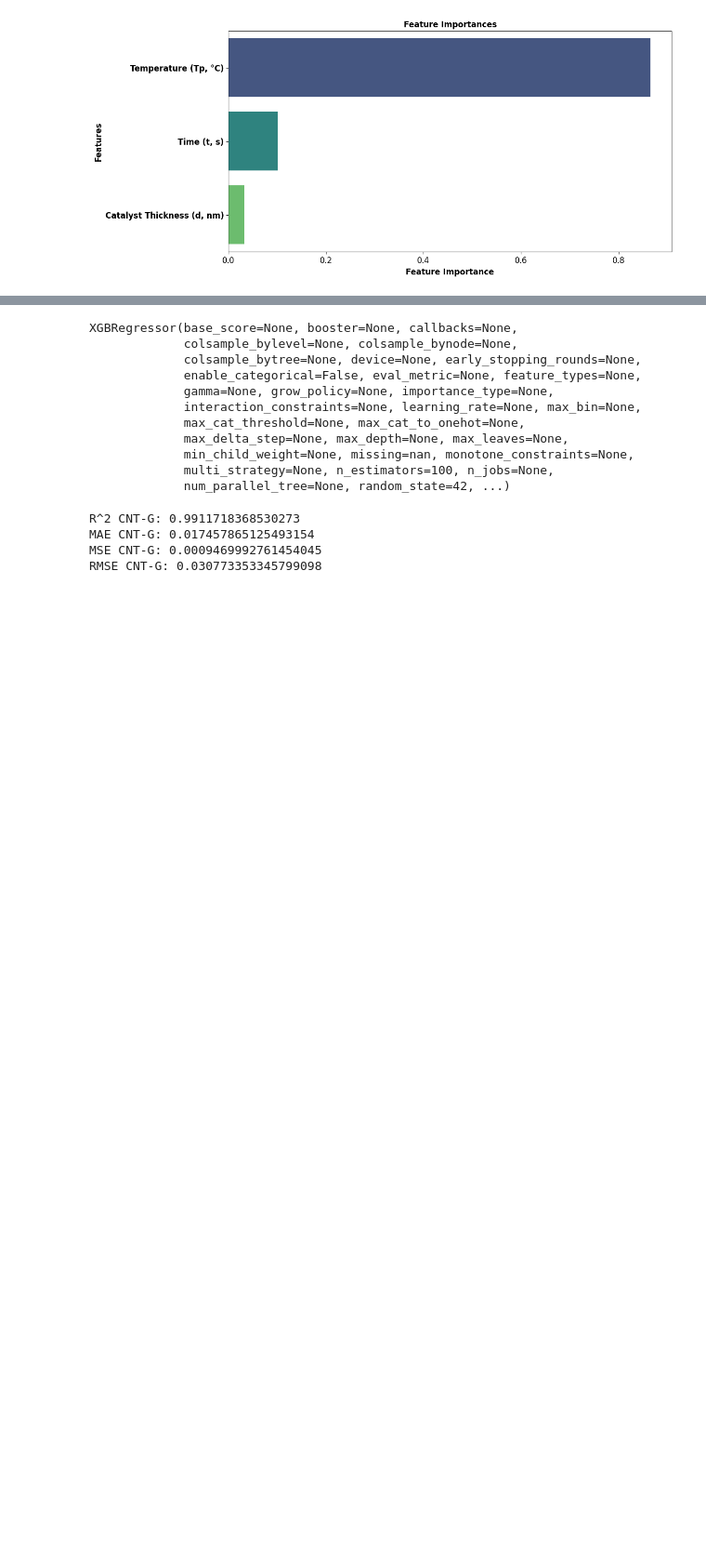
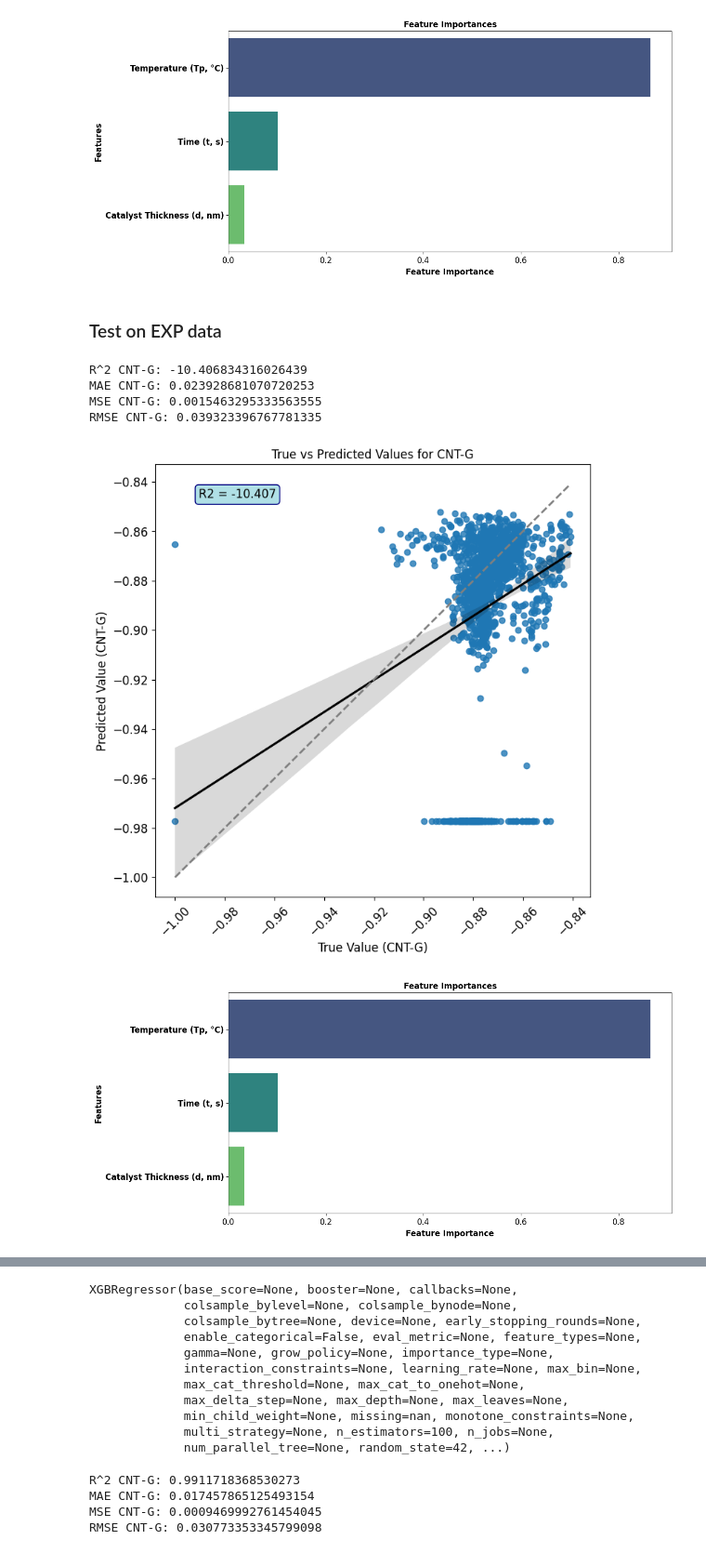
Before and after one commit to vaniseth/ARES-VIDURA, a Jupyter notebook: IL/IL-model.ipynb, the cells around one changed output, grey strips where cells are left out. Shown at 93% size. Cells and saved outputs as stored; diff of their text form; code cells hidden in the pictures; blank space fills up the shorter version.

Commit message:
updated some graphs

```diff
--- a/IL/IL-model.ipynb
+++ b/IL/IL-model.ipynb
@@ -673,6 +460,8 @@ test_experiment_numbers = [3, 19, 37, 100, 138]
 
 # Separate the test set
 test_set = full_dataset[full_dataset['Experiment Number'].isin(test_experiment_numbers)]
+test_set_exp = full_dataset[full_dataset['Experiment Number'].isin([138])]
+test_set_sim = full_dataset[full_dataset['Experiment Number'].isin([3, 19, 37, 100])]
 
 # Separate the training set
 training_set = full_dataset[~full_dataset['Experiment Number'].isin(test_experiment_numbers)]
@@ -680,6 +469,8 @@ training_set = full_dataset[~full_dataset['Experiment Number'].isin(test_experim
 # Display the shapes of the resulting datasets
 print("Training set shape:", training_set.shape)
 print("Test set shape:", test_set.shape)
+print("Test set EXP shape:", test_set_exp.shape)
+print("Test set SIM shape:", test_set_sim.shape)
 # %% [output]
 Training set shape: (161514, 5)
 Test set shape: (6288, 5)
@@ -697,6 +490,22 @@ print("X_train shape:", X_train.shape)
 print("Y_train shape:", Y_train.shape)
 print("X_test shape:", X_test.shape)
 print("Y_test shape:", Y_test.shape)
+
+print("-----------------------")
+Y_test_exp = test_set_exp[target]
+X_test_exp = test_set_exp.drop(target, axis=1)
+print('Number of Exp for test: ',len(X_test_exp['Experiment Number'].unique()))
+X_test_exp = X_test_exp.drop("Experiment Number", axis=1)
+print("X_test EXP shape:", X_test_exp.shape)
+print("Y_test EXP shape:", Y_test_exp.shape)
+
+print("-----------------------")
+Y_test_sim = test_set_sim[target]
+X_test_sim = test_set_sim.drop(target, axis=1)
+print('Number of Exp for test: ',len(X_test_sim['Experiment Number'].unique()))
+X_test_sim = X_test_sim.drop("Experiment Number", axis=1)
+print("X_test EXP shape:", X_test_sim.shape)
+print("Y_test EXP shape:", Y_test_sim.shape)
 # %% [output]
 Number of Exp for train:  134
 Number of Exp for test:  5
@@ -725,3 +542,21 @@ MSE CNT-G: 0.001801814629966435
 RMSE CNT-G: 0.04244778710329238
 [figure]
 [figure]
+# %% [markdown]
+### Test on EXP data
+# %%
+model_prediction = rf_model.predict(X_test_exp)
+
+print("R^2 CNT-G:", r2_score(Y_test_exp, model_prediction))
+print("MAE CNT-G:",mean_absolute_error(Y_test_exp,model_prediction))
+print("MSE CNT-G:",root_mean_squared_error(Y_test_exp,model_prediction)** 2)
+print("RMSE CNT-G:",root_mean_squared_error(Y_test_exp,model_prediction))
+true_pred_plot(Y_test_exp, model_prediction, "CNT-G")
+fea(rf_model,features)
+# %% [output]
+R^2 CNT-G: -10.406834316026439
+MAE CNT-G: 0.023928681070720253
+MSE CNT-G: 0.0015463295333563555
+RMSE CNT-G: 0.039323396767781335
+[figure, added]
+[figure, added]
```
Also changed, not shown: parts of 52 cells of this notebook.
